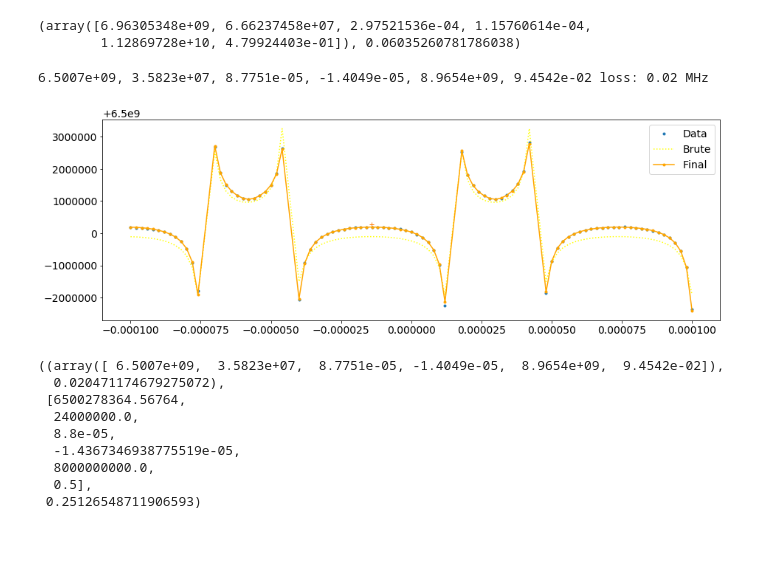
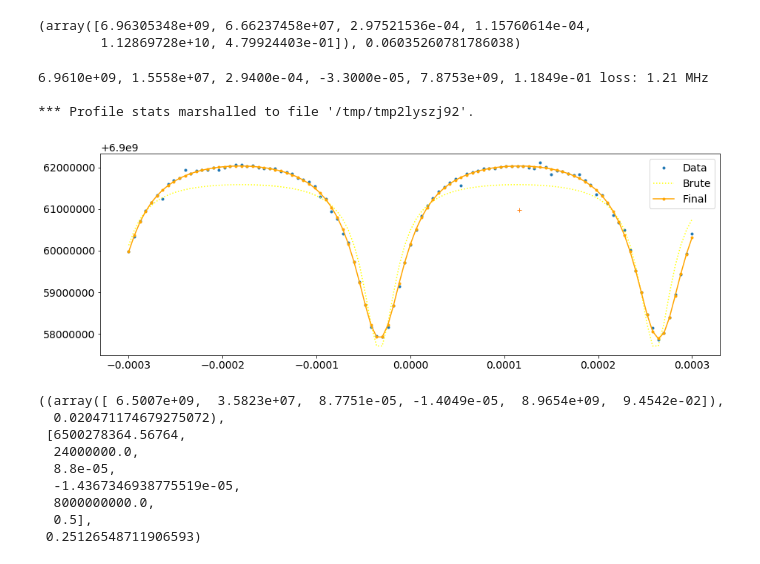
Before and after one commit to vdrhtc/Computer-vision-paper, a Jupyter notebook: Plots 2 .ipynb, the cells around one changed output. Saved outputs shown, nothing was run; the diff lists cells and outputs as text; code cells hidden in the pictures.

```diff
--- a/Plots 2 .ipynb
+++ b/Plots 2 .ipynb
@@ -118,5 +131,6 @@ AttributeError: 'FigureManagerBase' object has no attribute 'window'
 # %%
-# ao = AnticrossingOracle("transmon", anti1, plot=True, hints=["fqmax_above"])
-ao2 = AnticrossingOracle("transmon", anti2, plot=True, hints=[])
-plt.colorbar()
+%%snakeviz
+ao = AnticrossingOracle("transmon", anti1, plot=True, hints=["fqmax_above"])
+# ao2 = AnticrossingOracle("transmon", anti2, plot=True, hints=[])
+# plt.colorbar()
 # %% [output]
@@ -132,12 +146,15 @@ result1
 (array([6.96305348e+09, 6.66237458e+07, 2.97521536e-04, 1.15760614e-04,
         1.12869728e+10, 4.79924403e-01]), 0.06035260781786038)
 # %%
+%%snakeviz
 # result0 = ao0.launch()
-# result1 = ao.launch()
+result1 = ao.launch()
 # result2 = ao2.launch()
 # %% [output]
-6.5007e+09, 3.5823e+07, 8.7751e-05, -1.4049e-05, 8.9654e+09, 9.4542e-02 loss: 0.02 MHz
+6.9610e+09, 1.5558e+07, 2.9400e-04, -3.3000e-05, 7.8753e+09, 1.1849e-01 loss: 1.21 MHz
+
+*** Profile stats marshalled to file '/tmp/tmp2lyszj92'.
-[figure, old version]
+[figure, new version]
 # %%
 result0, ao0._brute_opt_params, ao0._brute_loss
 # %% [output]
```
Also changed, not shown: parts of 7 cells of this notebook, 4 other files.
